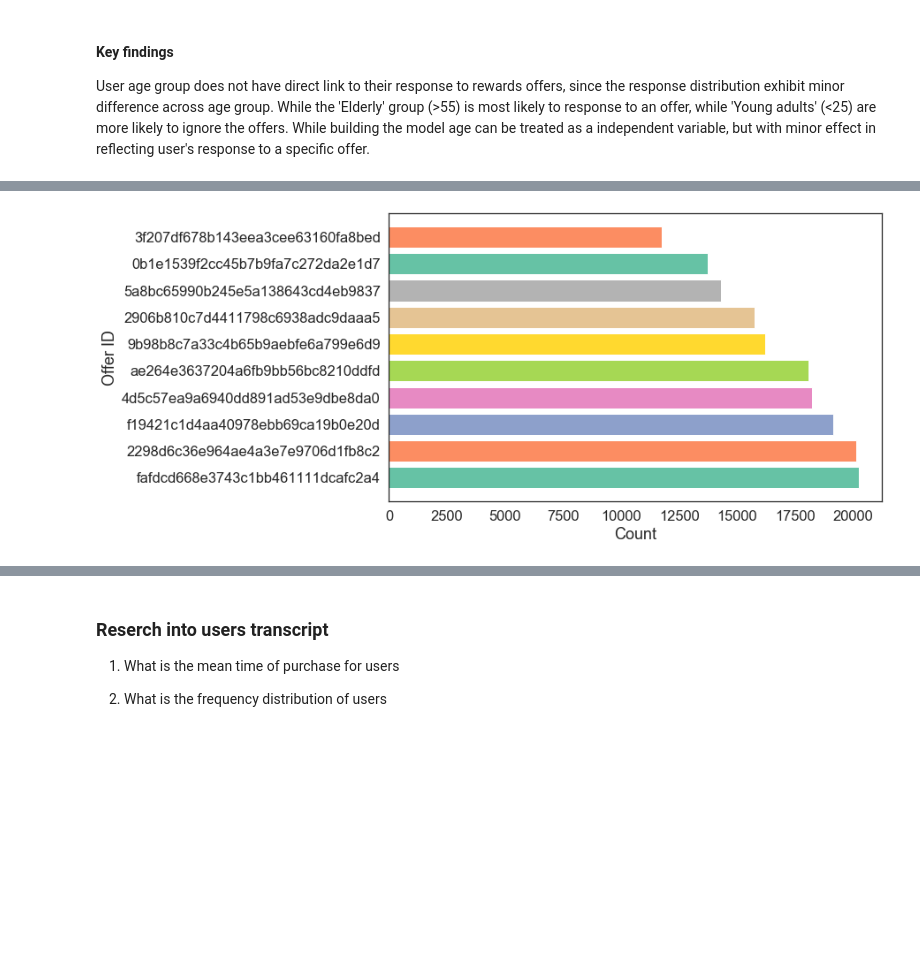
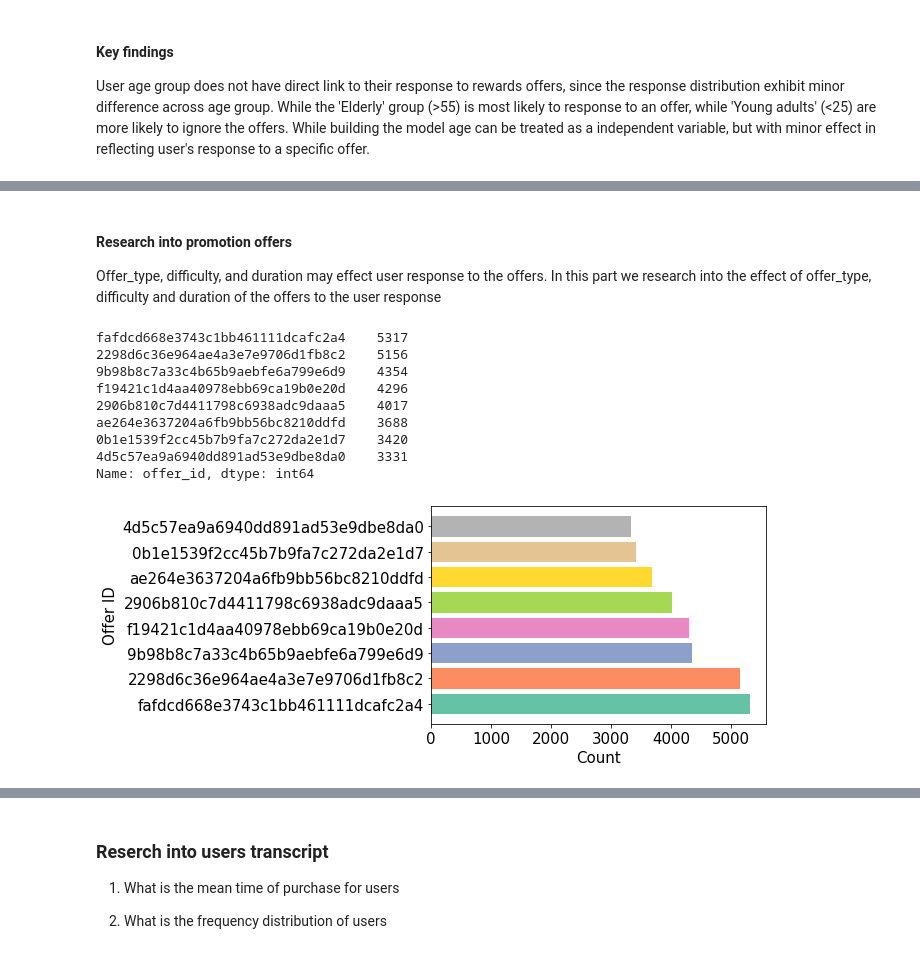
Before and after one commit to ZhuqingZhang0422/Starbucks-Capstone-Project, a Jupyter notebook: Starbucks_Capstone_notebook.ipynb, the cells around one changed output, grey strips where cells are left out. Saved outputs shown, nothing was run; the diff lists cells and outputs as text; code cells hidden in the pictures; blank space fills up the shorter version.

Commit message:
Feat: Added feature for portfolio analysis
Feat: Added feature for offer type analysis and offer_id analysis

```diff
--- a/Starbucks_Capstone_notebook.ipynb
+++ b/Starbucks_Capstone_notebook.ipynb
@@ -514,14 +513,28 @@ User age group does not have direct link to their response to rewards offers, si
+# %% [markdown]
+#### Research into promotion offers
+
+Offer_type, difficulty, and duration may effect user response to the offers. In this part we research into the effect of offer_type, difficulty and duration of the offers to the user response
+# %%
+study[study['event'] == 3].offer_id.value_counts()
+# %% [output]
+fafdcd668e3743c1bb461111dcafc2a4    5317
+2298d6c36e964ae4a3e7e9706d1fb8c2    5156
+9b98b8c7a33c4b65b9aebfe6a799e6d9    4354
+f19421c1d4aa40978ebb69ca19b0e20d    4296
+2906b810c7d4411798c6938adc9daaa5    4017
+ae264e3637204a6fb9bb56bc8210ddfd    3688
+0b1e1539f2cc45b7b9fa7c272da2e1d7    3420
+4d5c57ea9a6940dd891ad53e9dbe8da0    3331
+Name: offer_id, dtype: int64
 # %%
 # calculate the number of promo code usage
-promo_id = list(transcript['offer id'].value_counts().index)
-promo_id.pop(0)
-promo_count = list(transcript['offer id'].value_counts())
-promo_count.pop(0)
+promo_id = list(study[study['event'] == 3].offer_id.value_counts().index)
+promo_count = list(study[study['event'] == 3].offer_id.value_counts())
 ypos = np.arange(len(promo_count))
 current_palette = sns.color_palette("Set2")
 plt.yticks(ypos,promo_id)
 plt.xlabel('Count')
 plt.ylabel('Offer ID')
 a = plt.barh(ypos,promo_count,color = current_palette)
 # %% [output]
-[figure, old version]
+[figure, new version]
```
Also changed, not shown: parts of 12 cells of this notebook.
